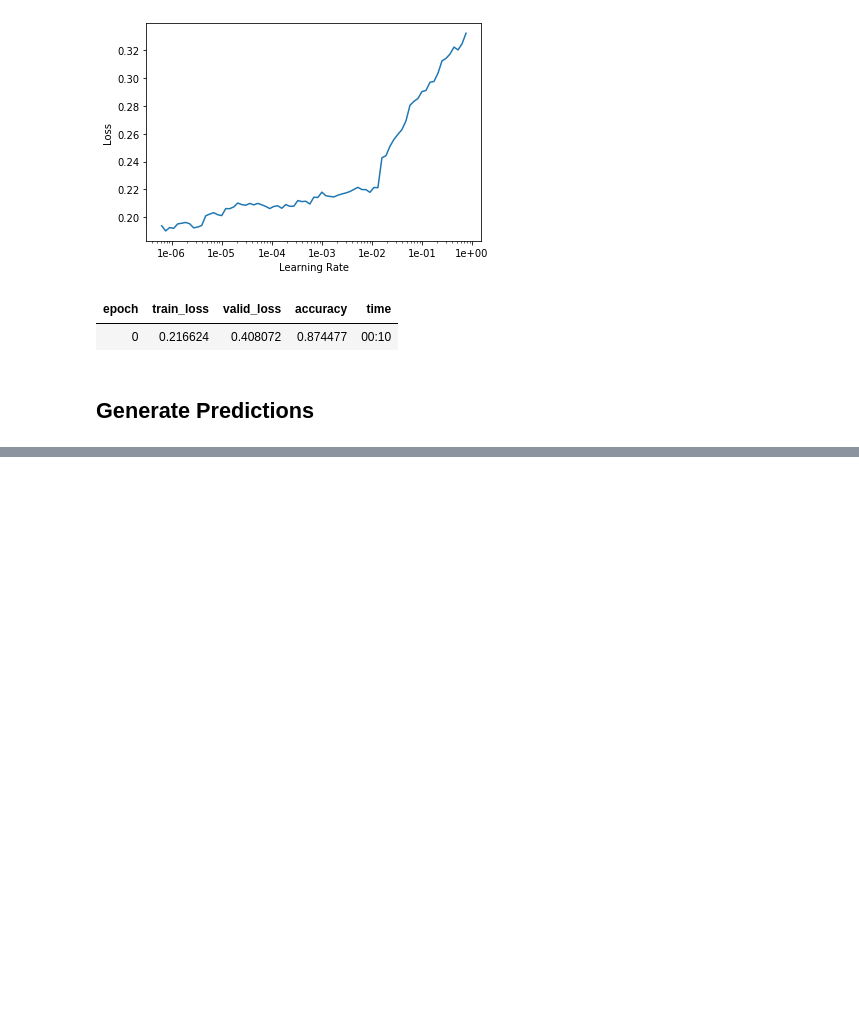
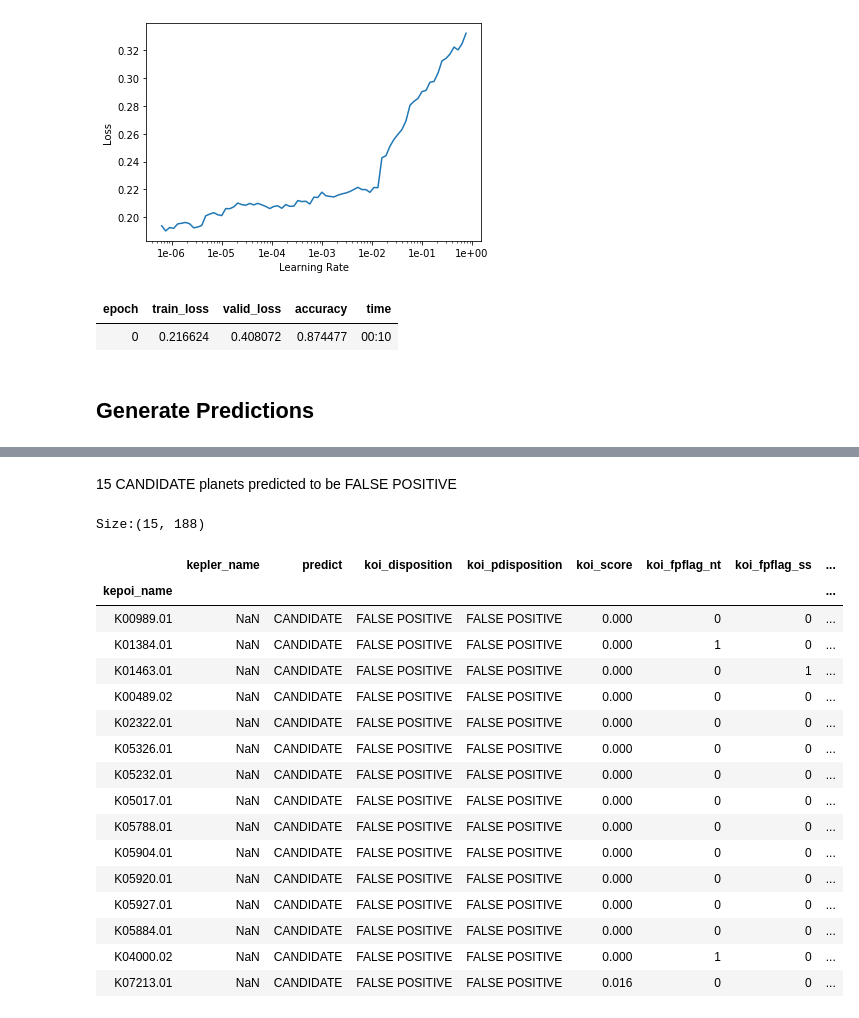
Before and after one commit to JamesMcGuigan/dataset-kepler, a Jupyter notebook: 3_Disposition_Prediction_Fastai_2_Full_Table.ipynb, the cells around one changed output, grey strips where cells are left out. Cells and saved outputs as stored; diff of their text form; code cells hidden in the pictures; blank space fills up the shorter version.

Commit message:
Notebook | 3_Disposition_Prediction_Fastai | List CONFIRMED predicted to be FALSE POSITIVE and vice versa

```diff
--- a/3_Disposition_Prediction_Fastai_2_Full_Table.ipynb
+++ b/3_Disposition_Prediction_Fastai_2_Full_Table.ipynb
@@ -255,0 +280,25 @@ Examples of each combination of true positive and false negative
+# %% [markdown]
+15 CANDIDATE planets predicted to be FALSE POSITIVE
+# %%
+with pd.option_context('display.max_rows', None, 'display.max_columns', None):
+    print(   'Size: ' + str( onehot_dataset.query( 'predict == "CANDIDATE" & koi_disposition == "FALSE POSITIVE"' ).shape ))
+    display(                 onehot_dataset.query( 'predict == "CANDIDATE" & koi_disposition == "FALSE POSITIVE"' )        )
+# %% [output]
+Size:(15, 188)
+|  | kepler_name | predict | koi_disposition | koi_pdisposition | koi_score | koi_fpflag_nt | koi_fpflag_ss | ... |
+| kepoi_name |  |  |  |  |  |  |  | ... |
+| K00989.01 | NaN | CANDIDATE | FALSE POSITIVE | FALSE POSITIVE | 0.000 | 0 | 0 | ... |
+| K01384.01 | NaN | CANDIDATE | FALSE POSITIVE | FALSE POSITIVE | 0.000 | 1 | 0 | ... |
+| K01463.01 | NaN | CANDIDATE | FALSE POSITIVE | FALSE POSITIVE | 0.000 | 0 | 1 | ... |
+| K00489.02 | NaN | CANDIDATE | FALSE POSITIVE | FALSE POSITIVE | 0.000 | 0 | 0 | ... |
+| K02322.01 | NaN | CANDIDATE | FALSE POSITIVE | FALSE POSITIVE | 0.000 | 0 | 0 | ... |
+| K05326.01 | NaN | CANDIDATE | FALSE POSITIVE | FALSE POSITIVE | 0.000 | 0 | 0 | ... |
+| K05232.01 | NaN | CANDIDATE | FALSE POSITIVE | FALSE POSITIVE | 0.000 | 0 | 0 | ... |
+| K05017.01 | NaN | CANDIDATE | FALSE POSITIVE | FALSE POSITIVE | 0.000 | 0 | 0 | ... |
+| K05788.01 | NaN | CANDIDATE | FALSE POSITIVE | FALSE POSITIVE | 0.000 | 0 | 0 | ... |
+| K05904.01 | NaN | CANDIDATE | FALSE POSITIVE | FALSE POSITIVE | 0.000 | 0 | 0 | ... |
+| K05920.01 | NaN | CANDIDATE | FALSE POSITIVE | FALSE POSITIVE | 0.000 | 0 | 0 | ... |
+| K05927.01 | NaN | CANDIDATE | FALSE POSITIVE | FALSE POSITIVE | 0.000 | 0 | 0 | ... |
+| K05884.01 | NaN | CANDIDATE | FALSE POSITIVE | FALSE POSITIVE | 0.000 | 0 | 0 | ... |
+| K04000.02 | NaN | CANDIDATE | FALSE POSITIVE | FALSE POSITIVE | 0.000 | 1 | 0 | ... |
+| K07213.01 | NaN | CANDIDATE | FALSE POSITIVE | FALSE POSITIVE | 0.016 | 0 | 0 | ... |
```
Also changed, not shown: parts of 3 cells of this notebook.
